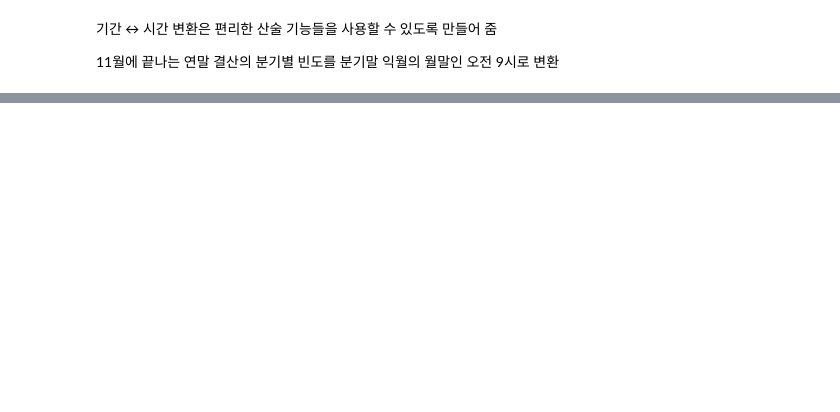
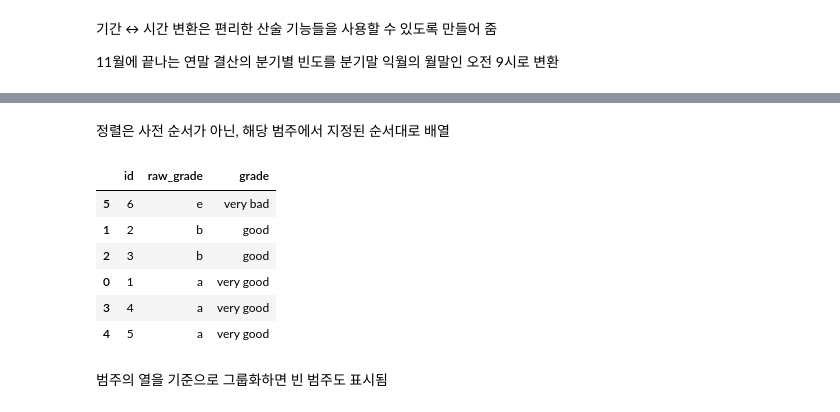
Before and after one commit to euneun316/Python-for-Pandas, a Jupyter notebook: Pandas-Study.ipynb, the cells around one changed output, grey strips where cells are left out. Saved outputs shown, nothing was run; the diff lists cells and outputs as text; code cells hidden in the pictures; blank space fills up the shorter version.

```diff
--- a/Pandas-Study.ipynb
+++ b/Pandas-Study.ipynb
@@ -1042,0 +1043,2 @@ Freq: H, dtype: float64
+# %%
+df = pd.DataFrame({"id":[1,2,3,4,5,6], "raw_grade":['a', 'b', 'b', 'a', 'a', 'e']})
@@ -1042,0 +1047,3 @@ Freq: H, dtype: float64
+# %%
+df["grade"] = df["raw_grade"].astype("category")
+df["grade"]
@@ -1042,0 +1061,2 @@ Freq: H, dtype: float64
+# %%
+df["grade"].cat.categories = ["very good", "good","very bad"]
@@ -1042,0 +1065,2 @@ Freq: H, dtype: float64
+# %%
+df["grade"] = df["grade"].cat.set_categories(["very bad","bad","medium","good","very good"])
@@ -1042,0 +1078,14 @@ Freq: H, dtype: float64
+# %% [markdown]
+정렬은 사전 순서가 아닌, 해당 범주에서 지정된 순서대로 배열
+# %%
+df.sort_values(by="grade")
+# %% [output]
+|  | id | raw_grade | grade |
+| 5 | 6 | e | very bad |
+| 1 | 2 | b | good |
+| 2 | 3 | b | good |
+| 0 | 1 | a | very good |
+| 3 | 4 | a | very good |
+| 4 | 5 | a | very good |
+# %% [markdown]
+범주의 열을 기준으로 그룹화하면 빈 범주도 표시됨
```
Also changed, not shown: parts of 74 cells of this notebook.
